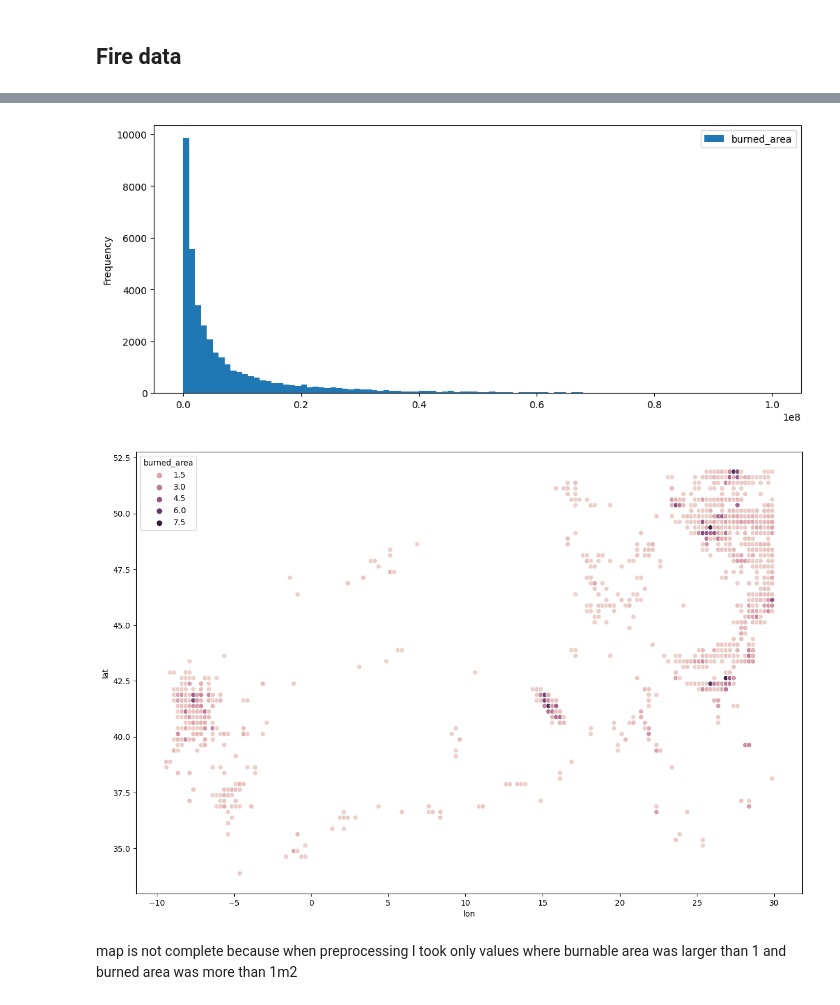
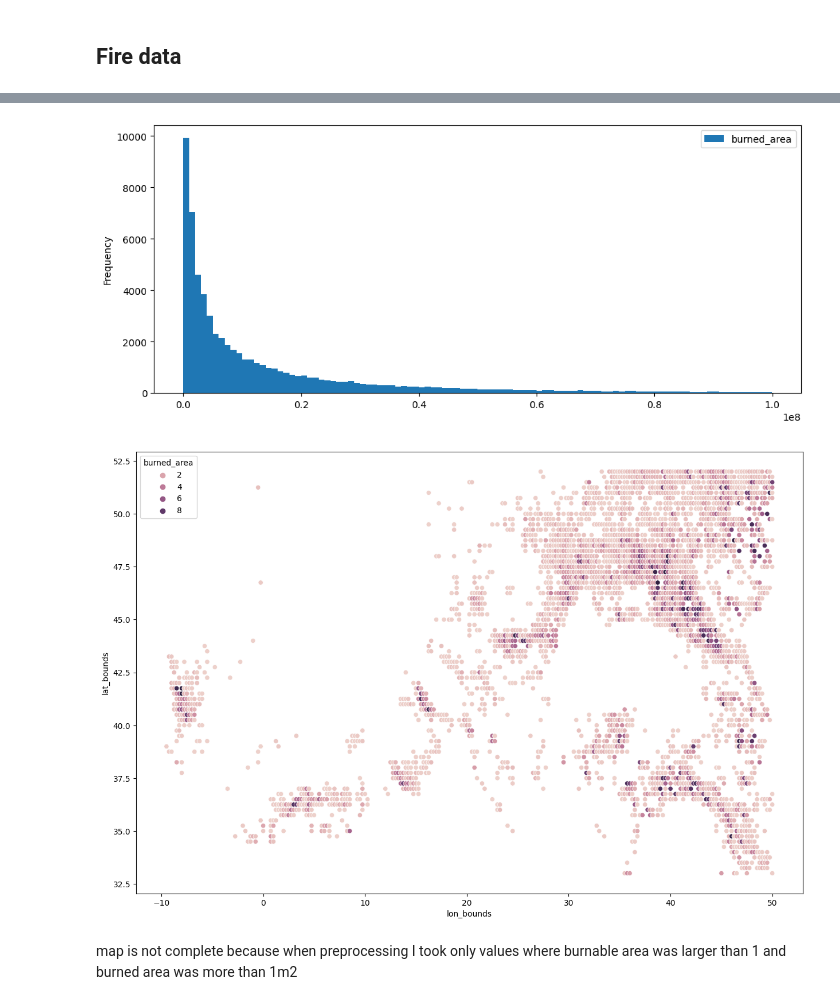
Before and after one commit to TomasDemeter/FireProject, a Jupyter notebook: notebooks/arnaud_data_merging.ipynb, the cells around one changed output, grey strips where cells are left out. Cells and saved outputs as stored; diff of their text form; code cells hidden in the pictures.

Commit message:
normalized data

```diff
--- a/notebooks/arnaud_data_merging.ipynb
+++ b/notebooks/arnaud_data_merging.ipynb
@@ -21,9 +15,11 @@ array([6, 4, 5, 7])
 # %%
 file_path = '../data/fire2.csv'
 fire_df = pd.read_csv(file_path)
-fire_df = fire_df.sort_values(['year','lon_bounds','lat_bounds','month'])
+fire_df = fire_df.sort_values(['lon_bounds','lat_bounds','year','month'])
 fire_df = fire_df.reset_index()
 fire_df = fire_df.drop(['index'], axis=1)
-fire_df = fire_df.reindex(columns=['year', 'month', 'lon', 'lat', 'lon_bounds', 'lat_bounds', 'burned_area', 'fraction_of_burnable_area'])
+fire_df = fire_df.reindex(columns=['lon_bounds', 'lat_bounds', 'year', 'month', 'burned_area', 'fraction_of_burnable_area', 'CL'])
+fire_df = fire_df.drop_duplicates(subset=['lon_bounds', 'lat_bounds', 'year', 'month'])
+fire_df['month'] = fire_df['month'] + 1
 fire_df
 # %% [output]
@@ -42,0 +39,5 @@ fire_df
+# %%
+fire_df = fire_df.groupby(['lon_bounds','lat_bounds','year']).agg({'month':'mean', 'burned_area':'sum', 'fraction_of_burnable_area':'mean', 'CL':'mean'})
+fire_df.reset_index(inplace=True)
+fire_df = fire_df.drop(['month'], axis=1)
+fire_df
@@ -43,12 +58,12 @@ fire_df
 # %%
-fire_df[fire_df['burned_area']<=1*10**8].plot.hist(column=["burned_area"], bins=100, figsize=(12, 5));
+fire_df[(fire_df['burned_area']<=1*10**8) & (fire_df['burned_area']>0)].plot.hist(column=["burned_area"], bins=100, figsize=(12, 5));
 # %% [output]
-[figure, old version]
+[figure, new version]
 # %%
 plt.figure(figsize=(15,10))
-sns.scatterplot(data=fire_df[(fire_df['burned_area']<=1*10**8) & (fire_df['year']==2002)], x='lon', y='lat', hue = 'burned_area');
+sns.scatterplot(data=fire_df[(fire_df['burned_area']<=1*10**8) & (fire_df['burned_area']>0) & (fire_df['year']==2010)], x='lon_bounds', y='lat_bounds', hue = 'burned_area');
 # %% [output]
-[figure, old version]
+[figure, new version]
 # %% [markdown]
 map is not complete because when preprocessing I took only values where burnable area was larger than 1 and burned area was more than 1m2
 # %% [markdown]
```
Also changed, not shown: parts of 47 cells of this notebook, 7 other files.
